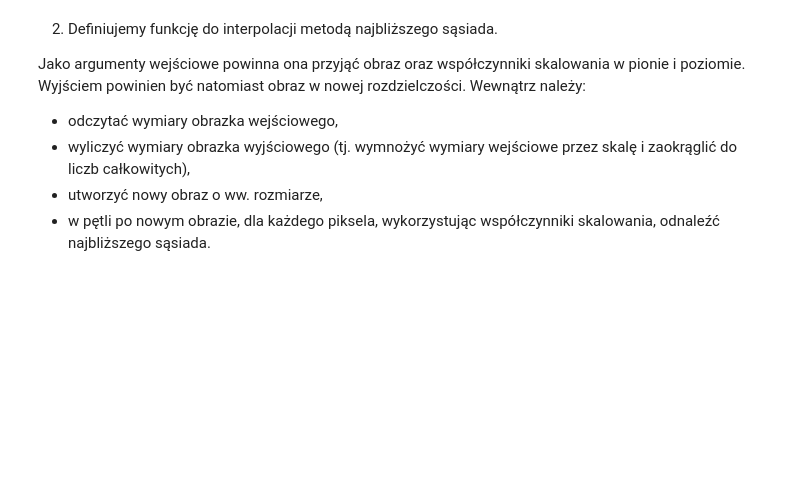
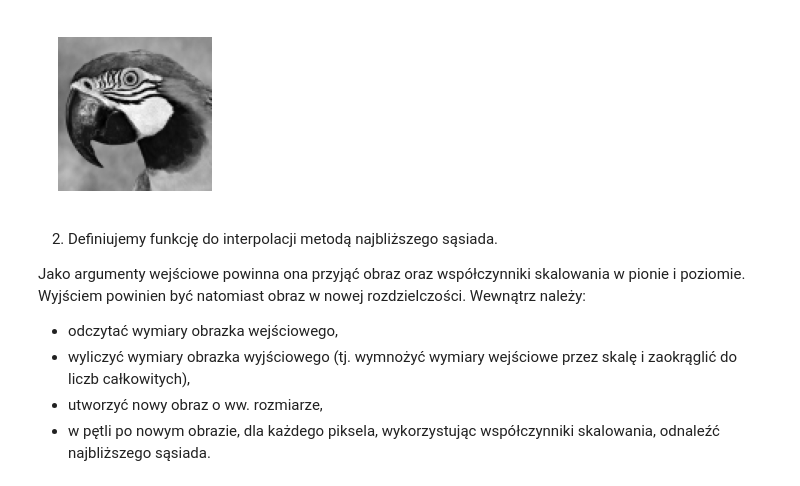
Before and after one commit to lursz/DigitalImageProcessing-Course, a Jupyter notebook: lab5/05_resolution.ipynb, the cells around one changed output. Saved outputs shown, nothing was run; the diff lists cells and outputs as text; code cells hidden in the pictures; blank space fills up the shorter version.

```diff
--- a/lab5/05_resolution.ipynb
+++ b/lab5/05_resolution.ipynb
@@ -57,27 +57,29 @@ W ramach pierwszego etapu ćwiczenia zaimplementujemy to podejście.
 # %%
 import cv2
 import os
 import requests
 from matplotlib import pyplot as plt
 import numpy as np
 
 url = 'https://raw.githubusercontent.com/vision-agh/poc_sw/master/05_Resolution/'
 
 fileNames = ["parrot.bmp", "clock.bmp", "chessboard.bmp", "bart.png", "firetruck.jpg"]
 for fileName in fileNames:
   if not os.path.exists(fileName):
       r = requests.get(url + fileName, allow_redirects=True)
       open(fileName, 'wb').write(r.content)
 
 
 I = cv2.imread('parrot.bmp')           # Read image
 I = cv2.cvtColor(I, cv2.COLOR_BGR2GRAY) # Convert to RGB
 
 # Display
 plt.figure(figsize=(I.shape[0]/100,I.shape[1]/100), dpi=200)
 plt.imshow(I, cmap ="gray")
-plt.xticks([]), plt.yticks([])  # Hides the graph ticks and x / y axis
+plt.axis('off')
 plt.show()
+# %% [output]
+[figure, added]
 # %% [markdown]
 2. Definiujemy funkcję do interpolacji metodą najbliższego sąsiada.
 
```
Also changed, not shown: parts of 5 cells of this notebook, 1 other file.
